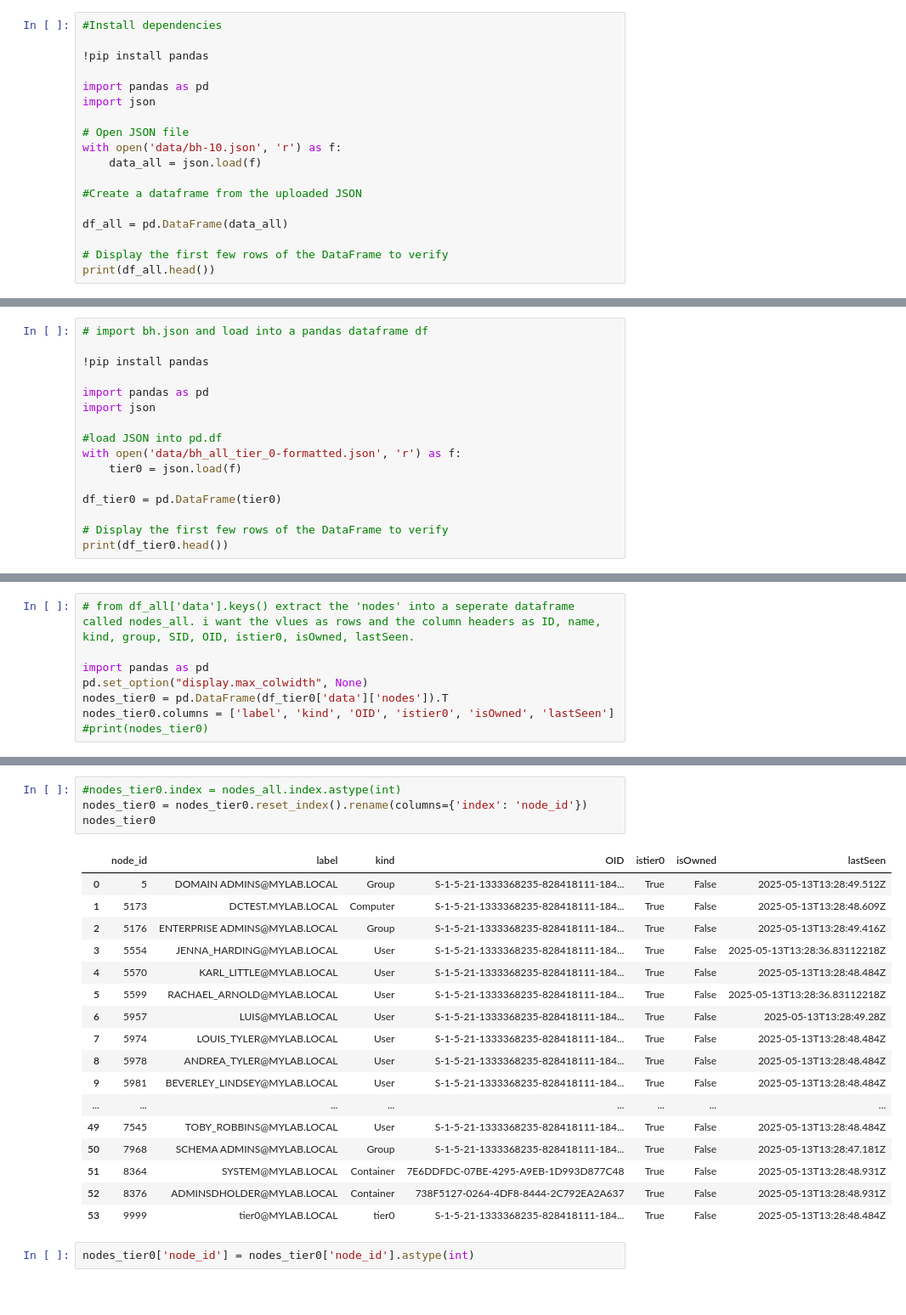
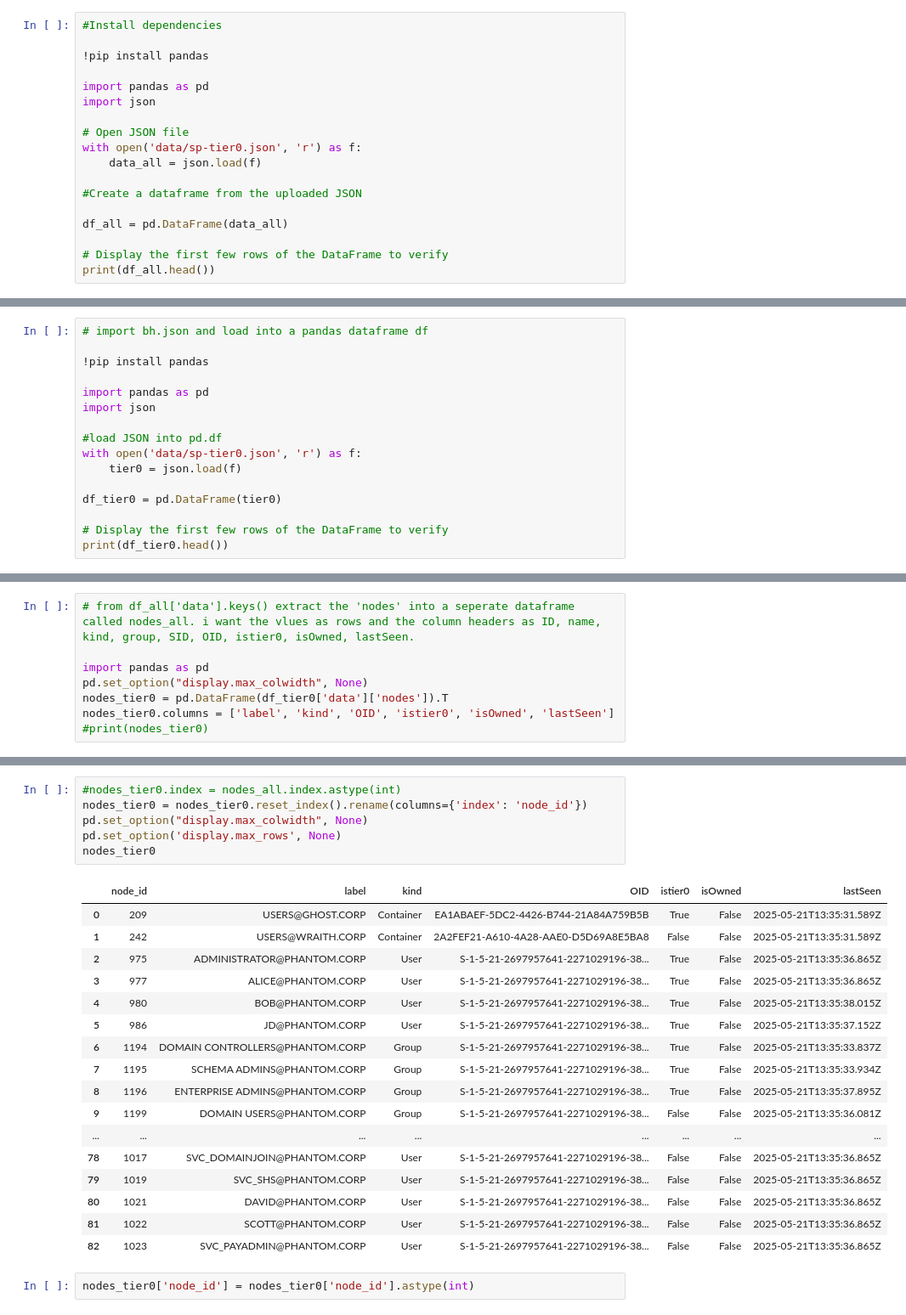
Before and after one commit to markajbell/BH, a Jupyter notebook: Import.ipynb, the cells around one changed output, grey strips where cells are left out. Shown at 85% size. Saved outputs shown, nothing was run; the diff lists cells and outputs as text.

```diff
--- a/Import.ipynb
+++ b/Import.ipynb
@@ -68,7 +45,7 @@ import pandas as pd
 import json
 
 # Open JSON file
-with open('data/bh-10.json', 'r') as f:
+with open('data/sp-tier0.json', 'r') as f:
     data_all = json.load(f)
 
 #Create a dataframe from the uploaded JSON
@@ -335,7 +367,7 @@ import pandas as pd
 import json
 
 #load JSON into pd.df
-with open('data/bh_all_tier_0-formatted.json', 'r') as f:
+with open('data/sp-tier0.json', 'r') as f:
     tier0 = json.load(f)
 
 df_tier0 = pd.DataFrame(tier0)
@@ -372,25 +404,27 @@ nodes_tier0.tail()
 # %%
 #nodes_tier0.index = nodes_all.index.astype(int)
 nodes_tier0 = nodes_tier0.reset_index().rename(columns={'index': 'node_id'})
+pd.set_option("display.max_colwidth", None)
+pd.set_option('display.max_rows', None)
 nodes_tier0
 # %% [output]
 |  | node_id | label | kind | OID | istier0 | isOwned | lastSeen |
-| 0 | 5 | DOMAIN ADMINS@MYLAB.LOCAL | Group | S-1-5-21-1333368235-828418111-184... | True | False | 2025-05-13T13:28:49.512Z |
-| 1 | 5173 | DCTEST.MYLAB.LOCAL | Computer | S-1-5-21-1333368235-828418111-184... | True | False | 2025-05-13T13:28:48.609Z |
-| 2 | 5176 | ENTERPRISE ADMINS@MYLAB.LOCAL | Group | S-1-5-21-1333368235-828418111-184... | True | False | 2025-05-13T13:28:49.416Z |
-| 3 | 5554 | JENNA_HARDING@MYLAB.LOCAL | User | S-1-5-21-1333368235-828418111-184... | True | False | 2025-05-13T13:28:36.83112218Z |
-| 4 | 5570 | KARL_LITTLE@MYLAB.LOCAL | User | S-1-5-21-1333368235-828418111-184... | True | False | 2025-05-13T13:28:48.484Z |
-| 5 | 5599 | RACHAEL_ARNOLD@MYLAB.LOCAL | User | S-1-5-21-1333368235-828418111-184... | True | False | 2025-05-13T13:28:36.83112218Z |
-| 6 | 5957 | LUIS@MYLAB.LOCAL | User | S-1-5-21-1333368235-828418111-184... | True | False | 2025-05-13T13:28:49.28Z |
-| 7 | 5974 | LOUIS_TYLER@MYLAB.LOCAL | User | S-1-5-21-1333368235-828418111-184... | True | False | 2025-05-13T13:28:48.484Z |
-| 8 | 5978 | ANDREA_TYLER@MYLAB.LOCAL | User | S-1-5-21-1333368235-828418111-184... | True | False | 2025-05-13T13:28:48.484Z |
-| 9 | 5981 | BEVERLEY_LINDSEY@MYLAB.LOCAL | User | S-1-5-21-1333368235-828418111-184... | True | False | 2025-05-13T13:28:48.484Z |
+| 0 | 209 | USERS@GHOST.CORP | Container | EA1ABAEF-5DC2-4426-B744-21A84A759B5B | True | False | 2025-05-21T13:35:31.589Z |
+| 1 | 242 | USERS@WRAITH.CORP | Container | 2A2FEF21-A610-4A28-AAE0-D5D69A8E5BA8 | False | False | 2025-05-21T13:35:31.589Z |
+| 2 | 975 | ADMINISTRATOR@PHANTOM.CORP | User | S-1-5-21-2697957641-2271029196-38... | True | False | 2025-05-21T13:35:36.865Z |
+| 3 | 977 | ALICE@PHANTOM.CORP | User | S-1-5-21-2697957641-2271029196-38... | True | False | 2025-05-21T13:35:36.865Z |
+| 4 | 980 | BOB@PHANTOM.CORP | User | S-1-5-21-2697957641-2271029196-38... | True | False | 2025-05-21T13:35:38.015Z |
+| 5 | 986 | JD@PHANTOM.CORP | User | S-1-5-21-2697957641-2271029196-38... | True | False | 2025-05-21T13:35:37.152Z |
+| 6 | 1194 | DOMAIN CONTROLLERS@PHANTOM.CORP | Group | S-1-5-21-2697957641-2271029196-38... | True | False | 2025-05-21T13:35:33.837Z |
+| 7 | 1195 | SCHEMA ADMINS@PHANTOM.CORP | Group | S-1-5-21-2697957641-2271029196-38... | True | False | 2025-05-21T13:35:33.934Z |
+| 8 | 1196 | ENTERPRISE ADMINS@PHANTOM.CORP | Group | S-1-5-21-2697957641-2271029196-38... | True | False | 2025-05-21T13:35:37.895Z |
+| 9 | 1199 | DOMAIN USERS@PHANTOM.CORP | Group | S-1-5-21-2697957641-2271029196-38... | False | False | 2025-05-21T13:35:36.081Z |
 | ... | ... | ... | ... | ... | ... | ... | ... |
-| 49 | 7545 | TOBY_ROBBINS@MYLAB.LOCAL | User | S-1-5-21-1333368235-828418111-184... | True | False | 2025-05-13T13:28:48.484Z |
-| 50 | 7968 | SCHEMA ADMINS@MYLAB.LOCAL | Group | S-1-5-21-1333368235-828418111-184... | True | False | 2025-05-13T13:28:47.181Z |
-| 51 | 8364 | SYSTEM@MYLAB.LOCAL | Container | 7E6DDFDC-07BE-4295-A9EB-1D993D877C48 | True | False | 2025-05-13T13:28:48.931Z |
-| 52 | 8376 | ADMINSDHOLDER@MYLAB.LOCAL | Container | 738F5127-0264-4DF8-8444-2C792EA2A637 | True | False | 2025-05-13T13:28:48.931Z |
-| 53 | 9999 | tier0@MYLAB.LOCAL | tier0 | S-1-5-21-1333368235-828418111-184... | True | False | 2025-05-13T13:28:48.484Z |
+| 78 | 1017 | SVC_DOMAINJOIN@PHANTOM.CORP | User | S-1-5-21-2697957641-2271029196-38... | False | False | 2025-05-21T13:35:36.865Z |
+| 79 | 1019 | SVC_SHS@PHANTOM.CORP | User | S-1-5-21-2697957641-2271029196-38... | False | False | 2025-05-21T13:35:36.865Z |
+| 80 | 1021 | DAVID@PHANTOM.CORP | User | S-1-5-21-2697957641-2271029196-38... | False | False | 2025-05-21T13:35:36.865Z |
+| 81 | 1022 | SCOTT@PHANTOM.CORP | User | S-1-5-21-2697957641-2271029196-38... | False | False | 2025-05-21T13:35:36.865Z |
+| 82 | 1023 | SVC_PAYADMIN@PHANTOM.CORP | User | S-1-5-21-2697957641-2271029196-38... | False | False | 2025-05-21T13:35:36.865Z |
 # %%
 nodes_tier0['node_id'] = nodes_tier0['node_id'].astype(int)
 # %%
```
Also changed, not shown: parts of 40 cells of this notebook.
